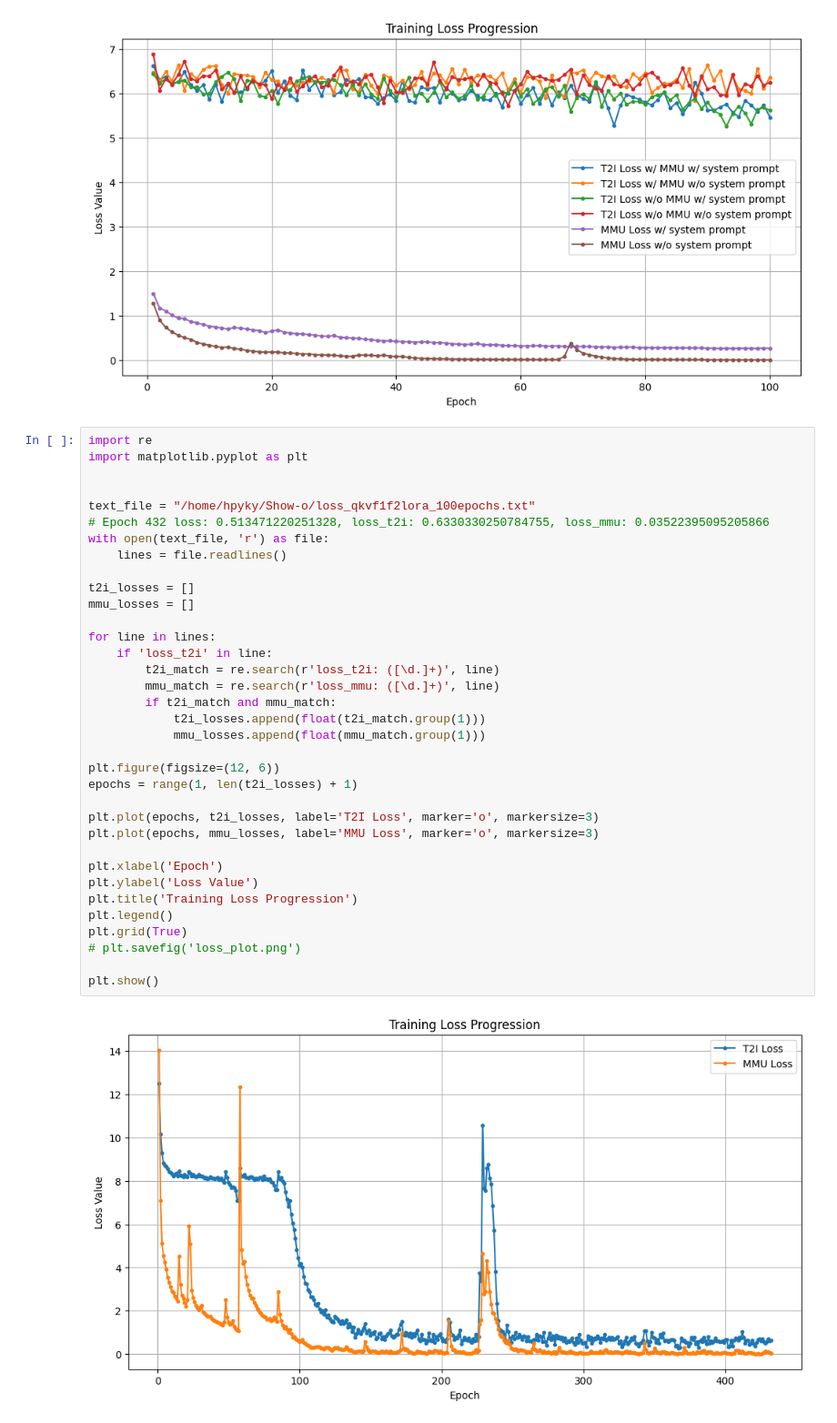
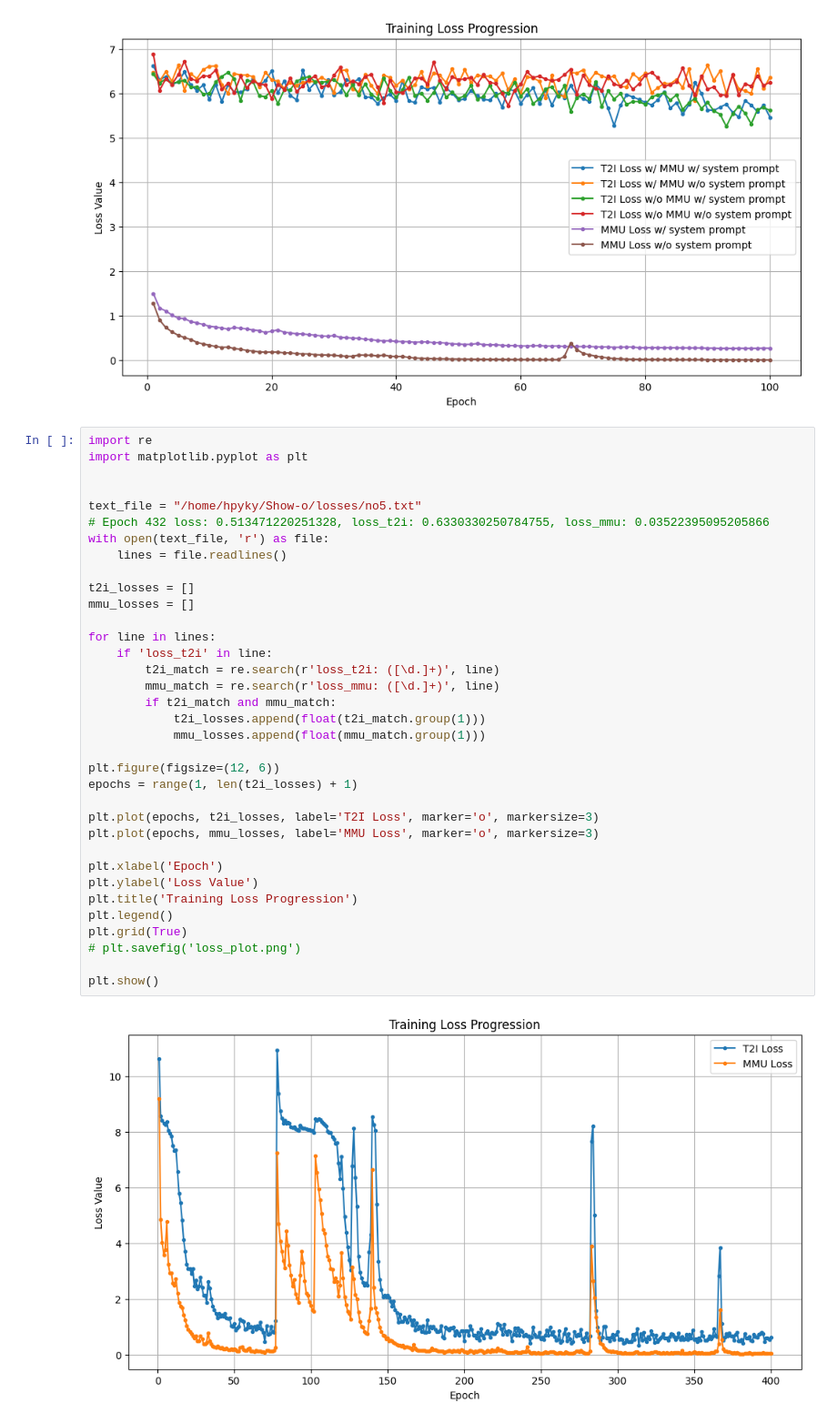
Before and after one commit to Hhankyangg/p_showo, a Jupyter notebook: draw.ipynb, the cells around one changed output. Shown: that part at 91% size. Drawn from its saved outputs; the diff is of its cells as text.

```diff
--- a/draw.ipynb
+++ b/draw.ipynb
@@ -217,35 +217,35 @@ import re
 import matplotlib.pyplot as plt
 
 
-text_file = "/home/hpyky/Show-o/loss_qkvf1f2lora_100epochs.txt"
+text_file = "/home/hpyky/Show-o/losses/no5.txt"
 # Epoch 432 loss: 0.513471220251328, loss_t2i: 0.6330330250784755, loss_mmu: 0.03522395095205866
 with open(text_file, 'r') as file:
     lines = file.readlines()
 
 t2i_losses = []
 mmu_losses = []
 
 for line in lines:
     if 'loss_t2i' in line:
         t2i_match = re.search(r'loss_t2i: ([\d.]+)', line)
         mmu_match = re.search(r'loss_mmu: ([\d.]+)', line)
         if t2i_match and mmu_match:
             t2i_losses.append(float(t2i_match.group(1)))
             mmu_losses.append(float(mmu_match.group(1)))
 
 plt.figure(figsize=(12, 6))
 epochs = range(1, len(t2i_losses) + 1)
 
 plt.plot(epochs, t2i_losses, label='T2I Loss', marker='o', markersize=3)
 plt.plot(epochs, mmu_losses, label='MMU Loss', marker='o', markersize=3)
 
 plt.xlabel('Epoch')
 plt.ylabel('Loss Value')
 plt.title('Training Loss Progression')
 plt.legend()
 plt.grid(True)
 # plt.savefig('loss_plot.png')
 
 plt.show()
 # %% [output]
-[figure, old version]
+[figure, new version]
```
Also changed, not shown: parts of 1 cell of this notebook, 12 other files.
